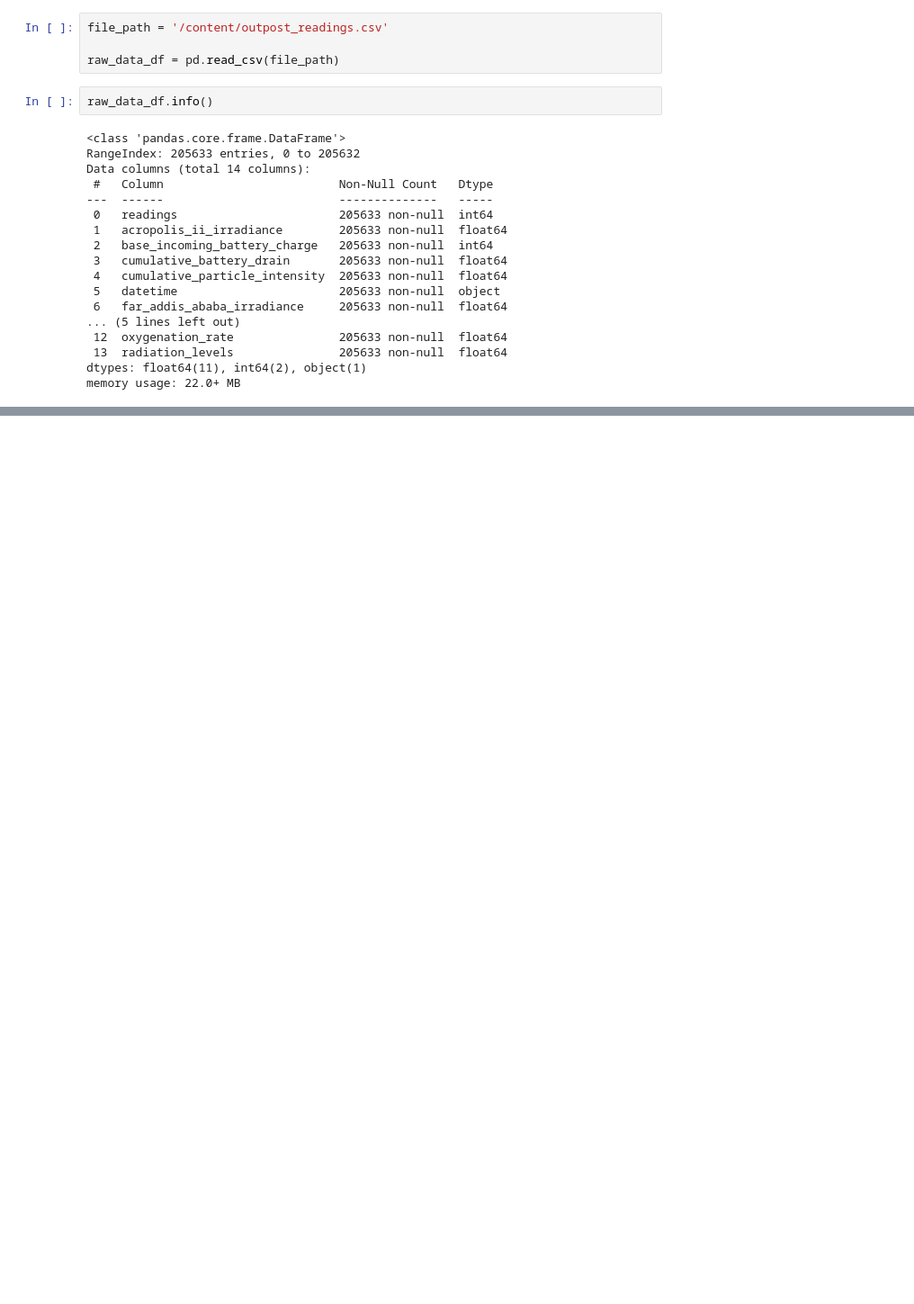
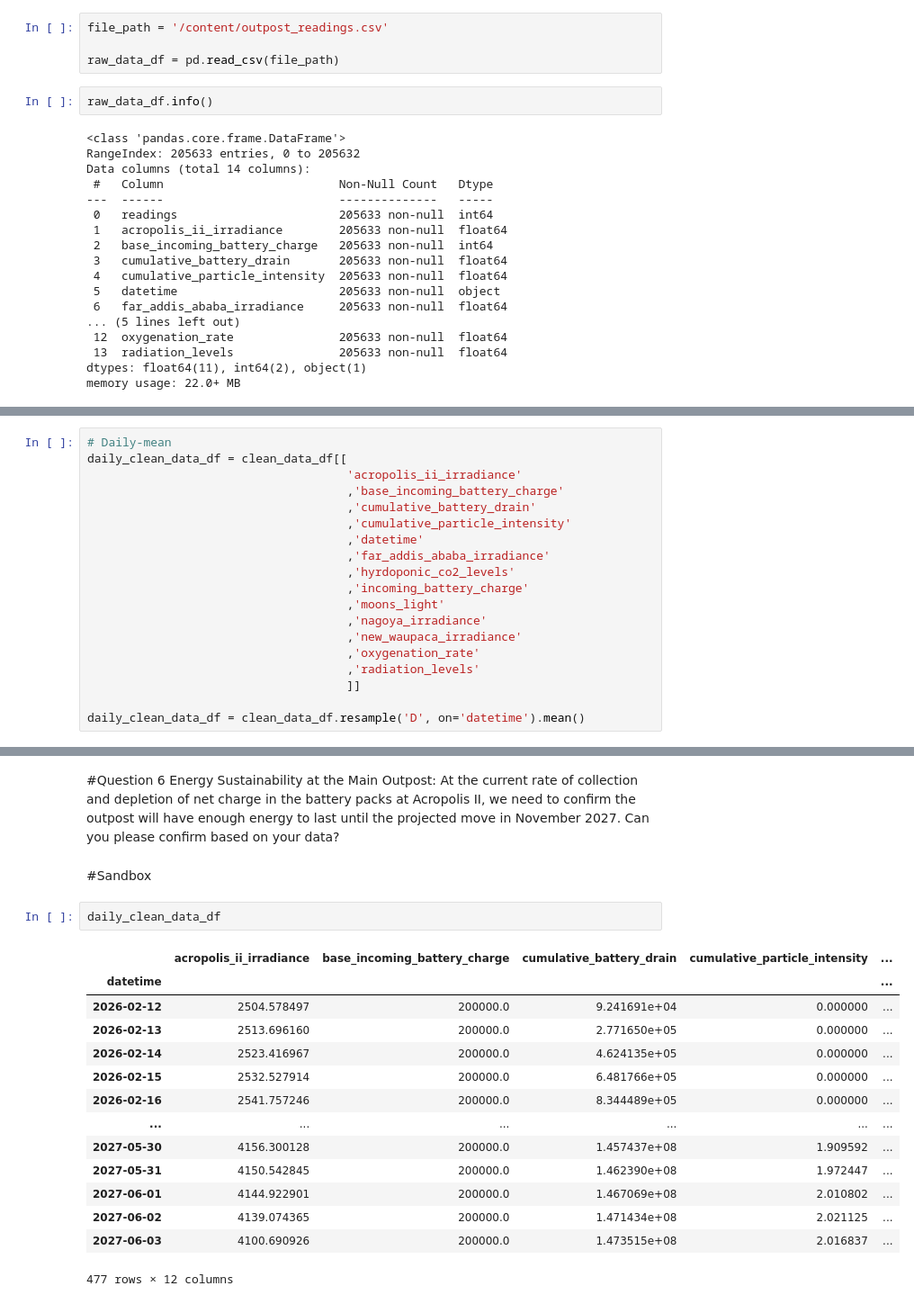
Before and after one commit to bmmerss/acropolis2, a Jupyter notebook: Acropolis_2_.ipynb, the cells around one changed output, grey strips where cells are left out. Shown at 90% size. Saved outputs shown, nothing was run; the diff lists cells and outputs as text; blank space fills up the shorter version.

```diff
--- a/Acropolis_2_.ipynb
+++ b/Acropolis_2_.ipynb
@@ -33,0 +93,19 @@ memory usage: 22.0+ MB
+# %%
+# Daily-mean
+daily_clean_data_df = clean_data_df[[
+                                     'acropolis_ii_irradiance'
+                                     ,'base_incoming_battery_charge'
+                                     ,'cumulative_battery_drain'
+                                     ,'cumulative_particle_intensity'
+                                     ,'datetime'
+                                     ,'far_addis_ababa_irradiance'
+                                     ,'hyrdoponic_co2_levels'
+                                     ,'incoming_battery_charge'
+                                     ,'moons_light'
+                                     ,'nagoya_irradiance'
+                                     ,'new_waupaca_irradiance'
+                                     ,'oxygenation_rate'
+                                     ,'radiation_levels'
+                                     ]]
+
+daily_clean_data_df = clean_data_df.resample('D', on='datetime').mean()
@@ -33,0 +156,22 @@ memory usage: 22.0+ MB
+# %% [markdown]
+#Question 6
+Energy Sustainability at the Main Outpost: At the current rate of collection and depletion of net charge in the battery packs at Acropolis II, we need to confirm the outpost will have enough energy to last until the projected move in November 2027. Can you please confirm based on your data?
+# %% [markdown]
+#Sandbox
+# %%
+daily_clean_data_df
+# %% [output]
+|  | acropolis_ii_irradiance | base_incoming_battery_charge | cumulative_battery_drain | cumulative_particle_intensity | ... |
+| datetime |  |  |  |  | ... |
+| 2026-02-12 | 2504.578497 | 200000.0 | 9.241691e+04 | 0.000000 | ... |
+| 2026-02-13 | 2513.696160 | 200000.0 | 2.771650e+05 | 0.000000 | ... |
+| 2026-02-14 | 2523.416967 | 200000.0 | 4.624135e+05 | 0.000000 | ... |
+| 2026-02-15 | 2532.527914 | 200000.0 | 6.481766e+05 | 0.000000 | ... |
+| 2026-02-16 | 2541.757246 | 200000.0 | 8.344489e+05 | 0.000000 | ... |
+| ... | ... | ... | ... | ... | ... |
+| 2027-05-30 | 4156.300128 | 200000.0 | 1.457437e+08 | 1.909592 | ... |
+| 2027-05-31 | 4150.542845 | 200000.0 | 1.462390e+08 | 1.972447 | ... |
+| 2027-06-01 | 4144.922901 | 200000.0 | 1.467069e+08 | 2.010802 | ... |
+| 2027-06-02 | 4139.074365 | 200000.0 | 1.471434e+08 | 2.021125 | ... |
+| 2027-06-03 | 4100.690926 | 200000.0 | 1.473515e+08 | 2.016837 | ... |
+477 rows × 12 columns
```
Also changed, not shown: parts of 17 cells of this notebook.
